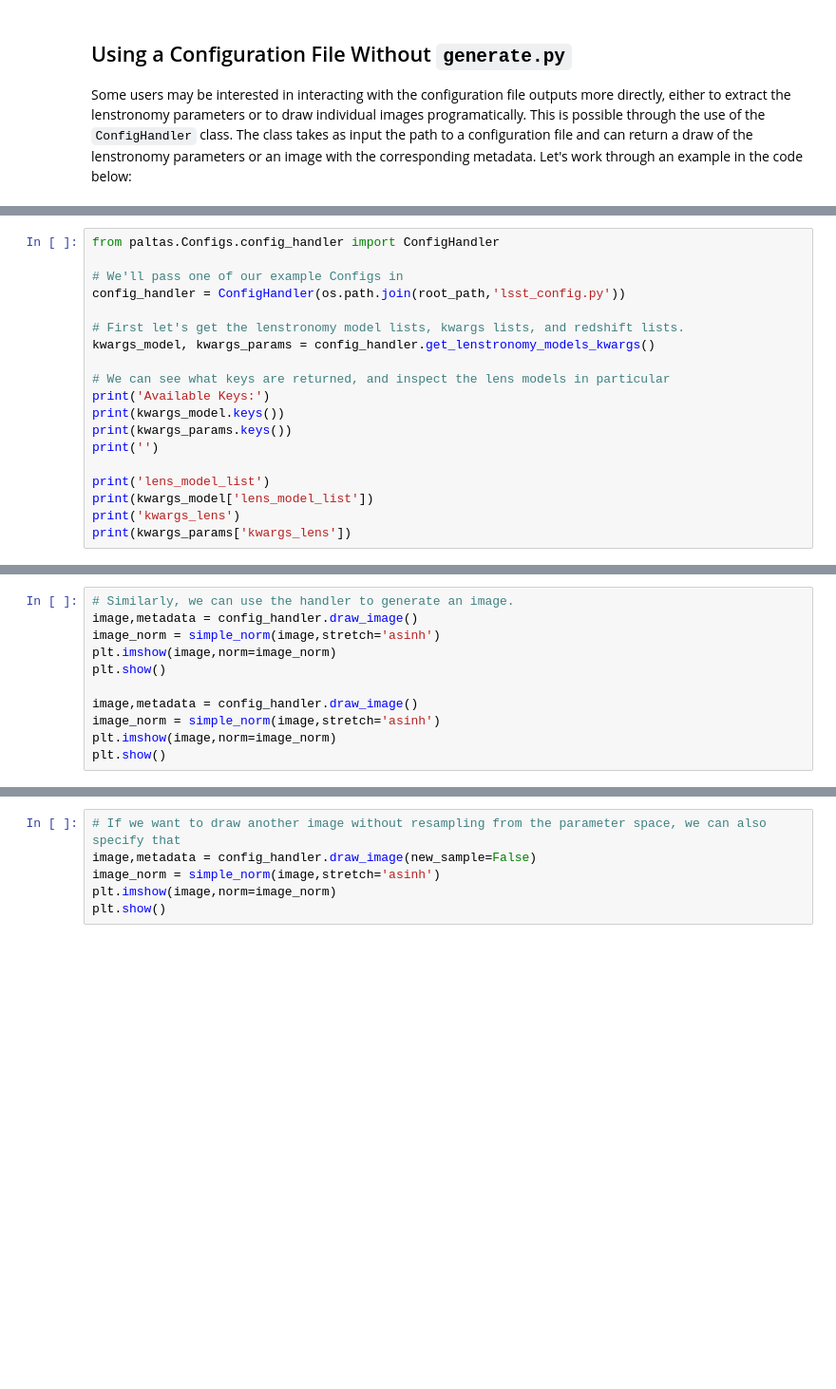
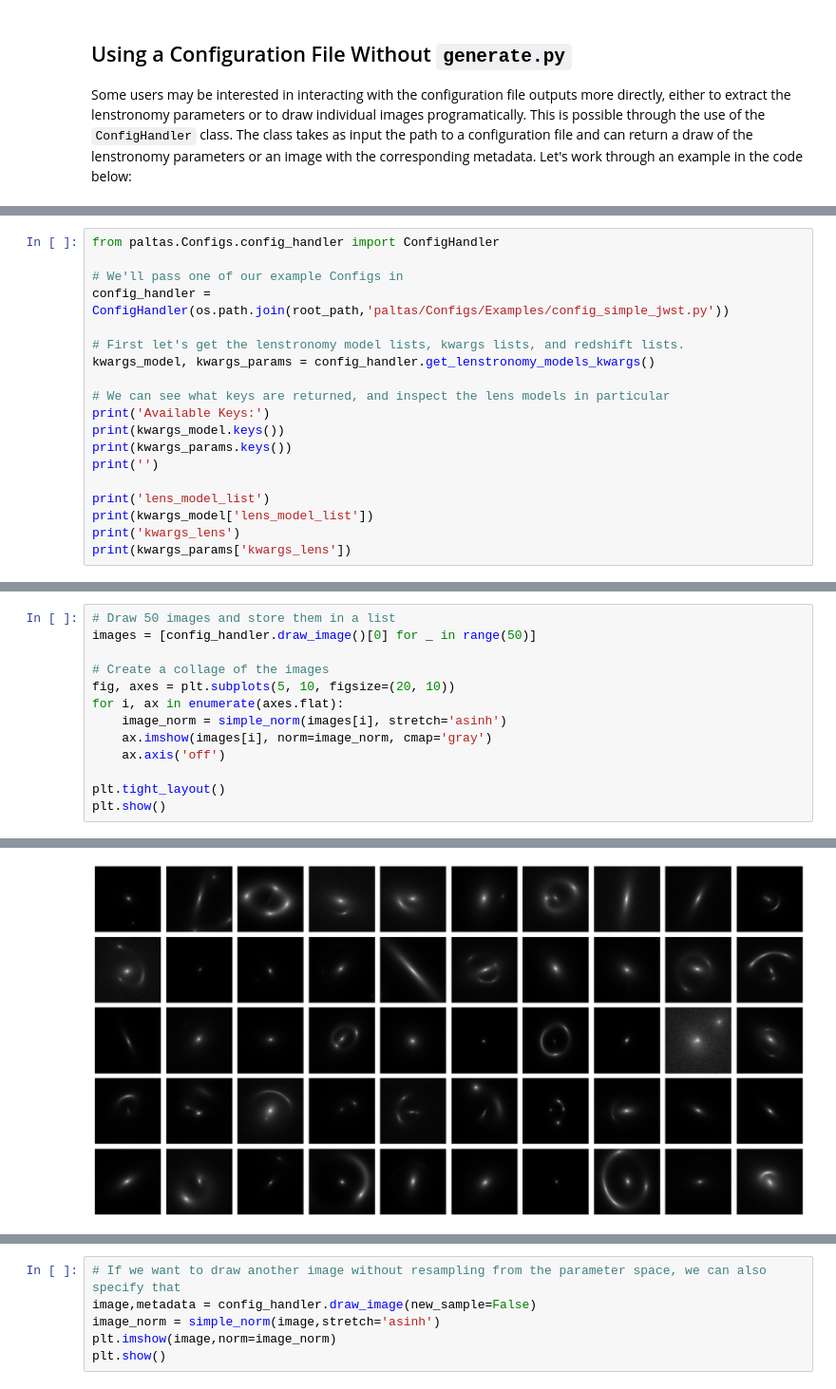
Before and after one commit to padma18-vb/paltas, a Jupyter notebook: notebooks/Config_Tutorial.ipynb, the cells around one changed output, grey strips where cells are left out. Shown at 95% size. Drawn from its saved outputs; the diff is of its cells as text; blank space fills up the shorter version.

```diff
--- a/notebooks/Config_Tutorial.ipynb
+++ b/notebooks/Config_Tutorial.ipynb
@@ -634,7 +639,7 @@ Some users may be interested in interacting with the configuration file outputs
 from paltas.Configs.config_handler import ConfigHandler
 
 # We'll pass one of our example Configs in
-config_handler = ConfigHandler(os.path.join(root_path,'lsst_config.py'))
+config_handler = ConfigHandler(os.path.join(root_path,'paltas/Configs/Examples/config_simple_jwst.py'))
 
 # First let's get the lenstronomy model lists, kwargs lists, and redshift lists.
 kwargs_model, kwargs_params = config_handler.get_lenstronomy_models_kwargs()
@@ -661,11 +666,0 @@ kwargs_lens
-# %%
-# Similarly, we can use the handler to generate an image.
-image,metadata = config_handler.draw_image()
-image_norm = simple_norm(image,stretch='asinh')
-plt.imshow(image,norm=image_norm)
-plt.show()
-
-image,metadata = config_handler.draw_image()
-image_norm = simple_norm(image,stretch='asinh')
-plt.imshow(image,norm=image_norm)
-plt.show()
@@ -674,0 +667,14 @@ plt.show()
+# %%
+# Draw 50 images and store them in a list
+images = [config_handler.draw_image()[0] for _ in range(50)]
+
+# Create a collage of the images
+fig, axes = plt.subplots(5, 10, figsize=(20, 10))
+for i, ax in enumerate(axes.flat):
+    image_norm = simple_norm(images[i], stretch='asinh')
+    ax.imshow(images[i], norm=image_norm, cmap='gray')
+    ax.axis('off')
+
+plt.tight_layout()
+plt.show()
+# %% [output]
@@ -674,0 +698 @@ plt.show()
+[figure, added]
```
Also changed, not shown: parts of 8 cells of this notebook, 2 other files.
